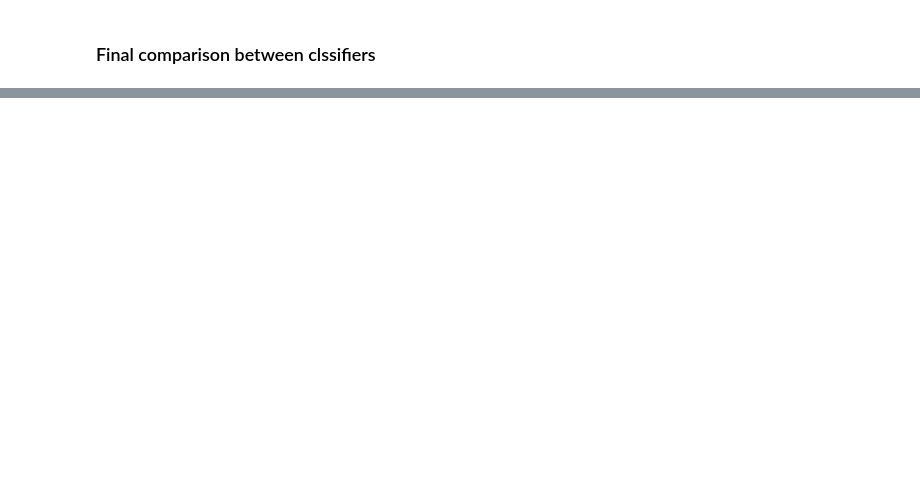
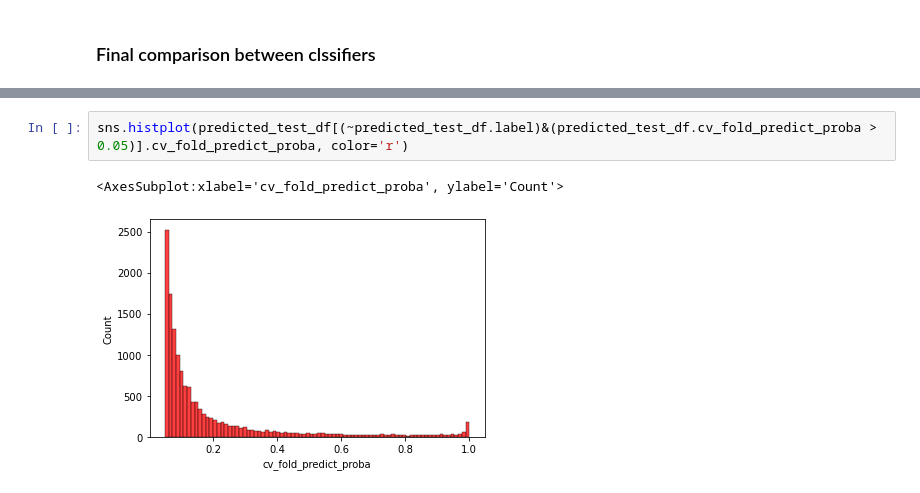
Before and after one commit to joaco18/calc-det, a Jupyter notebook: notebooks/[TEST]CascadeGSM.ipynb, the cells around one changed output, grey strips where cells are left out. Cells and saved outputs as stored; diff of their text form; blank space fills up the shorter version.

```diff
--- a/notebooks/[TEST]CascadeGSM.ipynb
+++ b/notebooks/[TEST]CascadeGSM.ipynb
@@ -740,0 +518,5 @@ for _, bad_res in tqdm(bad_res_FP_normals.head(100).iterrows(), total=100):
+# %%
+sns.histplot(predicted_test_df[(~predicted_test_df.label)&(predicted_test_df.cv_fold_predict_proba > 0.05)].cv_fold_predict_proba, color='r')
+# %% [output]
+<AxesSubplot:xlabel='cv_fold_predict_proba', ylabel='Count'>
+[figure, added]
```
Also changed, not shown: parts of 52 cells of this notebook.
